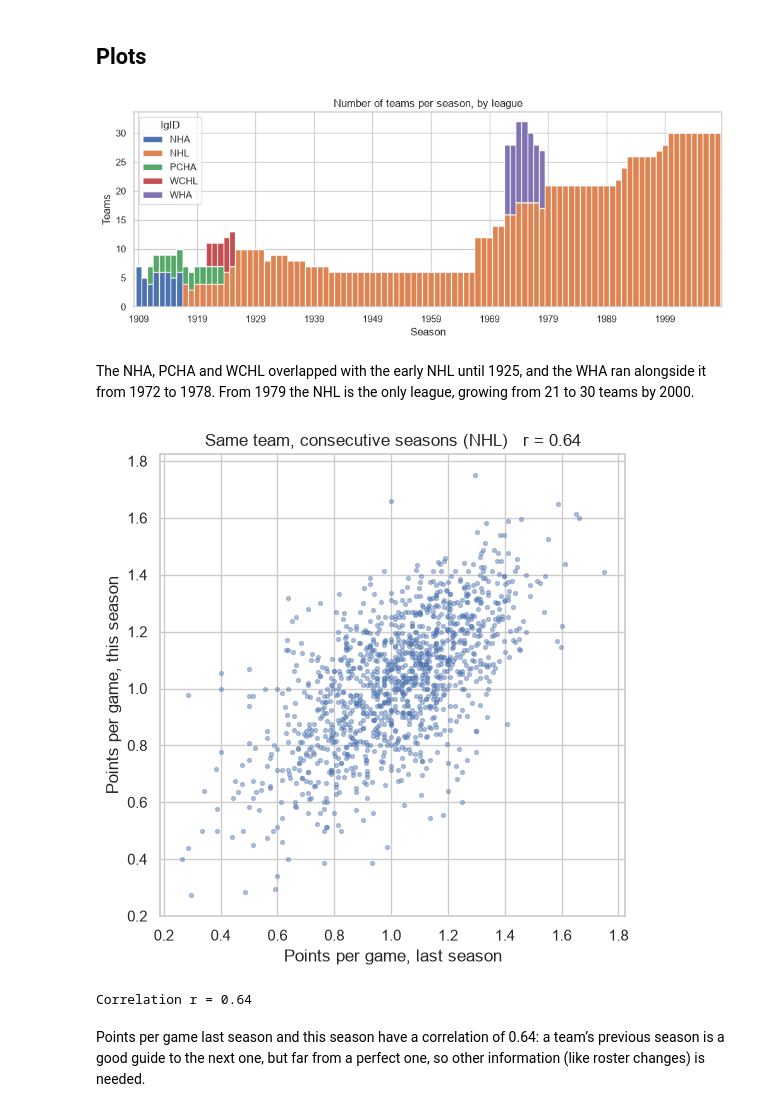
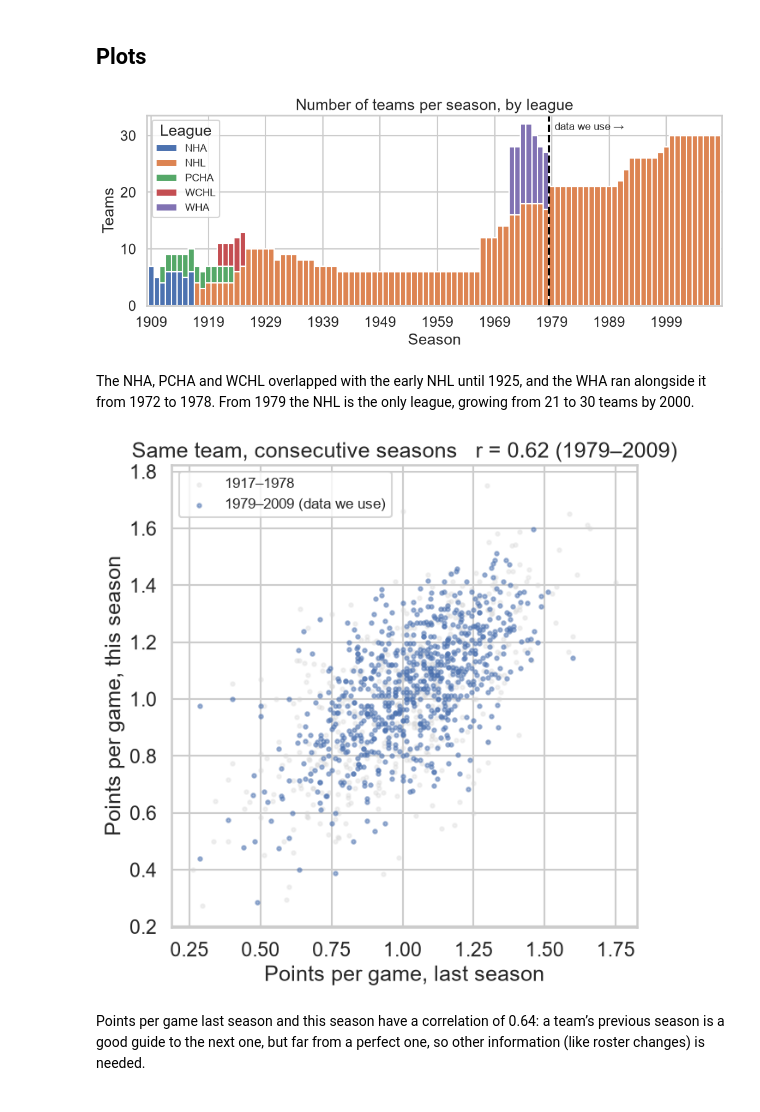
Before and after one commit to up202303702/AC, a Jupyter notebook: notebooks/01_data_overview.ipynb, the cells around one changed output. Drawn from its saved outputs; the diff is of its cells as text; code cells hidden in the pictures.

Commit message:
Plots and stats for data preparation

```diff
--- a/notebooks/01_data_overview.ipynb
+++ b/notebooks/01_data_overview.ipynb
@@ -14,7 +14,7 @@ import seaborn as sns
 from src.data_loading import load_all, overview, build_sqlite
 
 pd.set_option("display.max_columns", None)
-sns.set_theme(style="whitegrid")
+sns.set_theme(style="whitegrid", context="talk")
 FIG = Path("../figures"); FIG.mkdir(exist_ok=True)   # plots for the slides are saved here
 
 tables = load_all()
@@ -159,34 +178,38 @@ teams = tables["Teams"]
 counts = teams.groupby(["year", "lgID"]).size().unstack(fill_value=0)
 counts.plot(kind="bar", stacked=True, width=1, figsize=(12, 4))
 plt.xticks(range(0, len(counts), 10), counts.index[::10], rotation=0)
+plt.axvline(list(counts.index).index(1979) - 0.5, color="black", linestyle="--")
+plt.text(list(counts.index).index(1979) + 0.5, 31, "data we use →", fontsize=12)
+plt.legend(title="League", loc="upper left", fontsize=12)
 plt.title("Number of teams per season, by league")
 plt.ylabel("Teams"); plt.xlabel("Season")
 plt.savefig(FIG / "teams_per_season.png", bbox_inches="tight"); plt.show()
 # %% [output]
-[figure, old version]
+[figure, new version]
 # %% [markdown]
 The NHA, PCHA and WCHL overlapped with the early NHL until 1925, and the WHA ran alongside it from 1972 to 1978. From 1979 the NHL is the only league, growing from 21 to 30 teams by 2000.
 # %%
 from scipy import stats
 
 nhl = teams[teams["lgID"] == "NHL"].copy()
 nhl["pts_per_game"] = nhl["Pts"] / nhl["G"]
 nhl["gf_per_game"] = nhl["GF"] / nhl["G"]
 nhl["ga_per_game"] = nhl["GA"] / nhl["G"]
 nhl = nhl.sort_values(["franchID", "year"])
 nhl["pts_per_game_last"] = nhl.groupby("franchID")["pts_per_game"].shift(1)
 pair = nhl.dropna(subset=["pts_per_game_last"])
+recent = pair["year"] >= 1979
 
-r, p = stats.pearsonr(pair["pts_per_game_last"], pair["pts_per_game"])
-plt.figure(figsize=(6, 6))
-plt.scatter(pair["pts_per_game_last"], pair["pts_per_game"], s=8, alpha=0.4)
+r, p = stats.pearsonr(pair.loc[recent, "pts_per_game_last"], pair.loc[recent, "pts_per_game"])
+plt.figure(figsize=(7, 7))
+plt.scatter(pair.loc[~recent, "pts_per_game_last"], pair.loc[~recent, "pts_per_game"], s=10, alpha=0.3, color="lightgray", label="1917–1978")
+plt.scatter(pair.loc[recent, "pts_per_game_last"], pair.loc[recent, "pts_per_game"], s=10, alpha=0.5, label="1979–2009 (data we use)")
 plt.xlabel("Points per game, last season"); plt.ylabel("Points per game, this season")
-plt.title(f"Same team, consecutive seasons (NHL)   r = {r:.2f}")
+plt.title(f"Same team, consecutive seasons   r = {r:.2f} (1979–2009)")
+plt.legend(fontsize=12)
 plt.savefig(FIG / "points_last_vs_this.png", bbox_inches="tight"); plt.show()
-print(f"Correlation r = {r:.2f}")
 # %% [output]
-[figure, old version]
+[figure, new version]
-Correlation r = 0.64
 # %% [markdown]
 Points per game last season and this season have a correlation of 0.64: a team’s previous season is a good guide to the next one, but far from a perfect one, so other information (like roster changes) is needed.
 # %%
```
Also changed, not shown: parts of 2 cells of this notebook, 6 other files.
